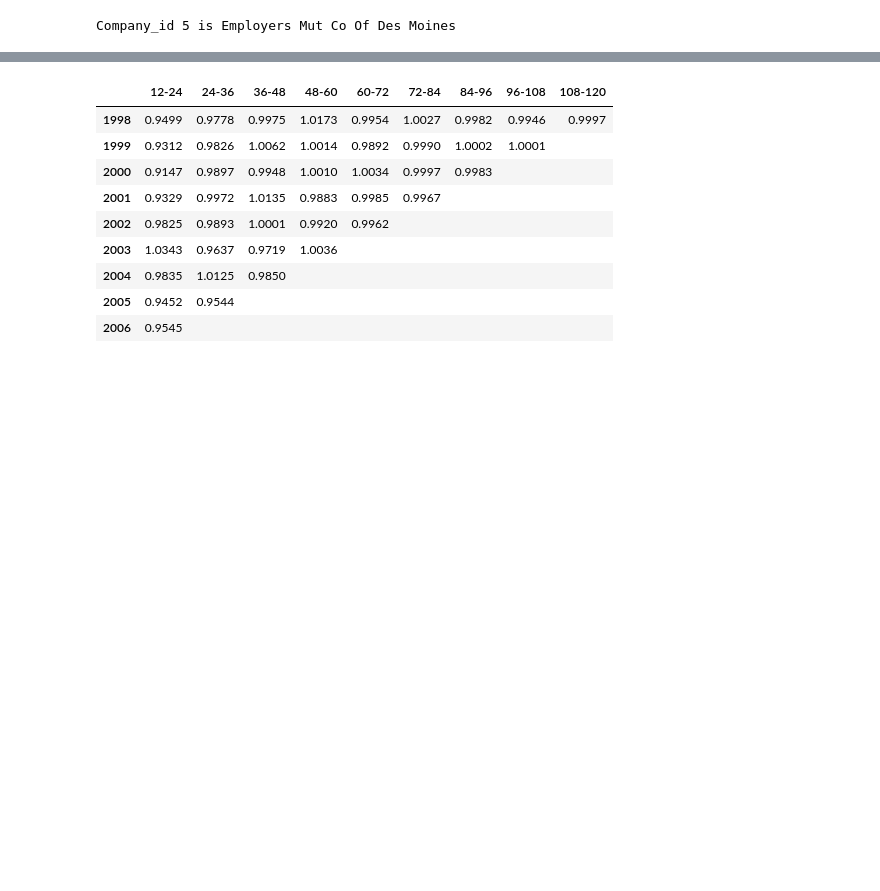
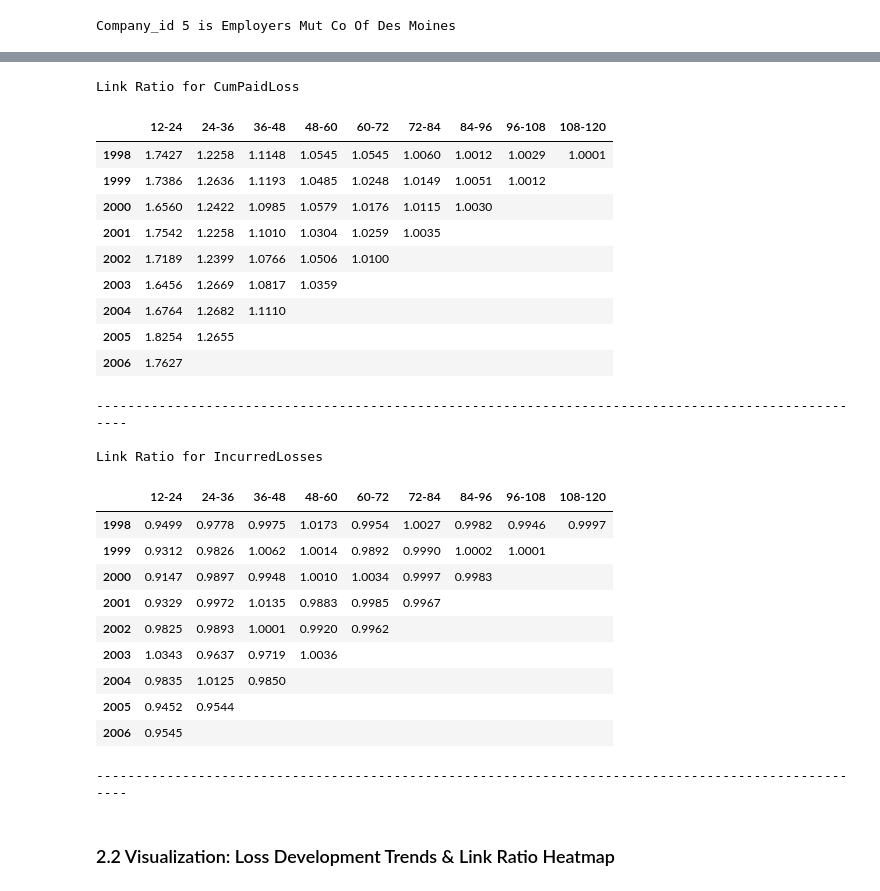
Before and after one commit to Eddie-Zhu-IRL/Loss-Reserve-Chain-Ladder-Model, a Jupyter notebook: Python/LossReserving_Python.ipynb, the cells around one changed output, grey strips where cells are left out. Drawn from its saved outputs; the diff is of its cells as text; code cells hidden in the pictures; blank space fills up the shorter version.

```diff
--- a/Python/LossReserving_Python.ipynb
+++ b/Python/LossReserving_Python.ipynb
@@ -57,4 +57,4 @@ company = company_list[company_id-1]
 
 #create a filter with GRNAME=company and DevelopmentYear < 2008
 ind = (data["GRNAME"] == company) & (data["DevelopmentYear"] < 2008)
-dt = data[ind]
+dt = data[ind].copy()
@@ -61,5 +63,6 @@ dt = data[ind]
 # %%
-# create loss traingle matrix
-loss_triangle = cl.Triangle(data=dt, origin="AccidentYear", development=["DevelopmentYear"], columns=["IncurredLosses"], cumulative=True)
+# create loss traingle
+loss_triangle = cl.Triangle(data=dt, origin="AccidentYear", development=["DevelopmentYear"], columns=["IncurredLosses", "CumPaidLoss"], cumulative=True)
+loss_triangle["CaseReserve"] = loss_triangle["IncurredLosses"] - loss_triangle["CumPaidLoss"]
 loss_triangle
 # %% [output]
@@ -77,14 +75,40 @@ loss_triangle
 # %%
 # heatmap view of loss development factor
-loss_triangle.link_ratio.heatmap()
+
+x = "CumPaidLoss"
+print("Link Ratio for {}".format(x))
+display(loss_triangle[x].link_ratio.heatmap())
+print("-" * 100, "\n")
+
+x = "IncurredLosses"
+print("Link Ratio for {}".format(x))
+display(loss_triangle[x].link_ratio.heatmap())
+print("-" * 100)
 # %% [output]
+Link Ratio for CumPaidLoss
 |  | 12-24 | 24-36 | 36-48 | 48-60 | 60-72 | 72-84 | 84-96 | 96-108 | 108-120 |
-| 1998 | 0.9499 | 0.9778 | 0.9975 | 1.0173 | 0.9954 | 1.0027 | 0.9982 | 0.9946 | 0.9997 |
-| 1999 | 0.9312 | 0.9826 | 1.0062 | 1.0014 | 0.9892 | 0.9990 | 1.0002 | 1.0001 |  |
-| 2000 | 0.9147 | 0.9897 | 0.9948 | 1.0010 | 1.0034 | 0.9997 | 0.9983 |  |  |
-| 2001 | 0.9329 | 0.9972 | 1.0135 | 0.9883 | 0.9985 | 0.9967 |  |  |  |
-| 2002 | 0.9825 | 0.9893 | 1.0001 | 0.9920 | 0.9962 |  |  |  |  |
-| 2003 | 1.0343 | 0.9637 | 0.9719 | 1.0036 |  |  |  |  |  |
-| 2004 | 0.9835 | 1.0125 | 0.9850 |  |  |  |  |  |  |
-| 2005 | 0.9452 | 0.9544 |  |  |  |  |  |  |  |
-| 2006 | 0.9545 |  |  |  |  |  |  |  |  |
+| 1998 | 1.7427 | 1.2258 | 1.1148 | 1.0545 | 1.0545 | 1.0060 | 1.0012 | 1.0029 | 1.0001 |
+| 1999 | 1.7386 | 1.2636 | 1.1193 | 1.0485 | 1.0248 | 1.0149 | 1.0051 | 1.0012 |  |
+| 2000 | 1.6560 | 1.2422 | 1.0985 | 1.0579 | 1.0176 | 1.0115 | 1.0030 |  |  |
+| 2001 | 1.7542 | 1.2258 | 1.1010 | 1.0304 | 1.0259 | 1.0035 |  |  |  |
+| 2002 | 1.7189 | 1.2399 | 1.0766 | 1.0506 | 1.0100 |  |  |  |  |
+| 2003 | 1.6456 | 1.2669 | 1.0817 | 1.0359 |  |  |  |  |  |
+| 2004 | 1.6764 | 1.2682 | 1.1110 |  |  |  |  |  |  |
+| 2005 | 1.8254 | 1.2655 |  |  |  |  |  |  |  |
+| 2006 | 1.7627 |  |  |  |  |  |  |  |  |
+----------------------------------------------------------------------------------------------------
+
+Link Ratio for IncurredLosses
+|  | 12-24 | 24-36 | 36-48 | 48-60 | 60-72 | 72-84 | 84-96 | 96-108 | 108-120 |
+| 1998 | 0.9499 | 0.9778 | 0.9975 | 1.0173 | 0.9954 | 1.0027 | 0.9982 | 0.9946 | 0.9997 |
+| 1999 | 0.9312 | 0.9826 | 1.0062 | 1.0014 | 0.9892 | 0.9990 | 1.0002 | 1.0001 |  |
+| 2000 | 0.9147 | 0.9897 | 0.9948 | 1.0010 | 1.0034 | 0.9997 | 0.9983 |  |  |
+| 2001 | 0.9329 | 0.9972 | 1.0135 | 0.9883 | 0.9985 | 0.9967 |  |  |  |
+| 2002 | 0.9825 | 0.9893 | 1.0001 | 0.9920 | 0.9962 |  |  |  |  |
+| 2003 | 1.0343 | 0.9637 | 0.9719 | 1.0036 |  |  |  |  |  |
+| 2004 | 0.9835 | 1.0125 | 0.9850 |  |  |  |  |  |  |
+| 2005 | 0.9452 | 0.9544 |  |  |  |  |  |  |  |
+| 2006 | 0.9545 |  |  |  |  |  |  |  |  |
+----------------------------------------------------------------------------------------------------
+# %% [markdown]
+### 2.2 Visualization: Loss Development Trends & Link Ratio Heatmap
```
Also changed, not shown: parts of 29 cells of this notebook, 1 other file.
